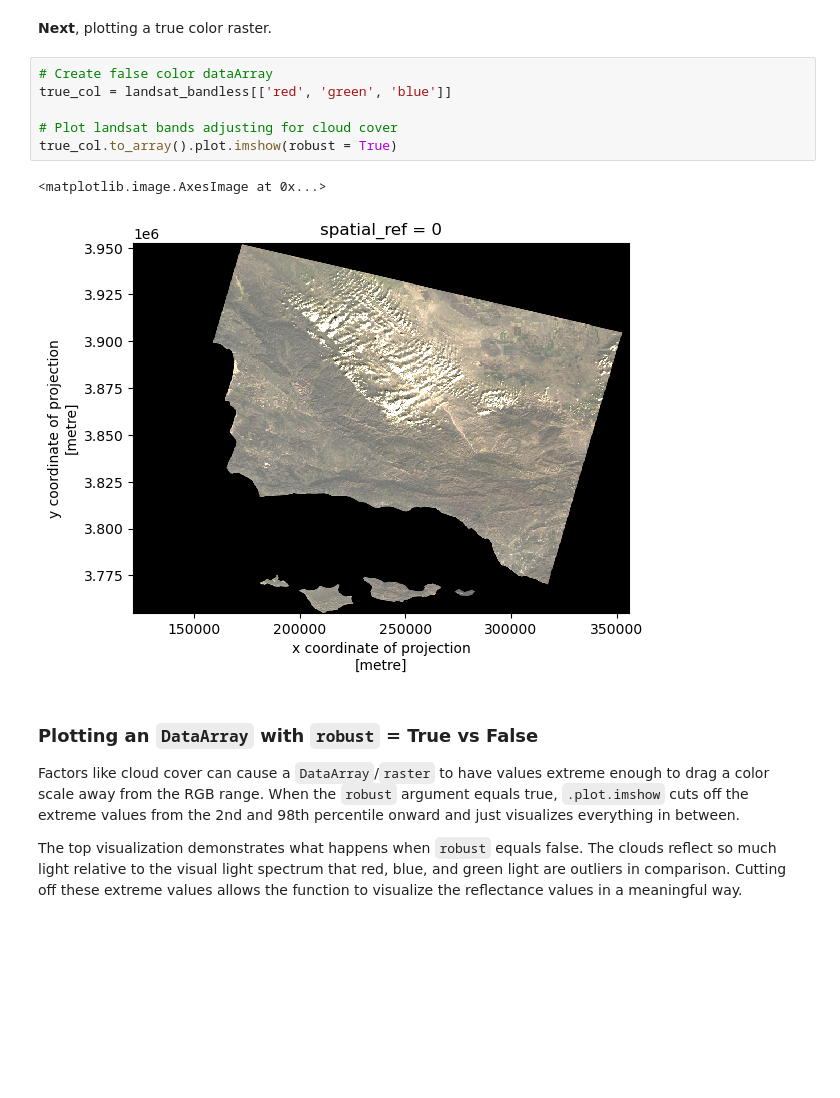
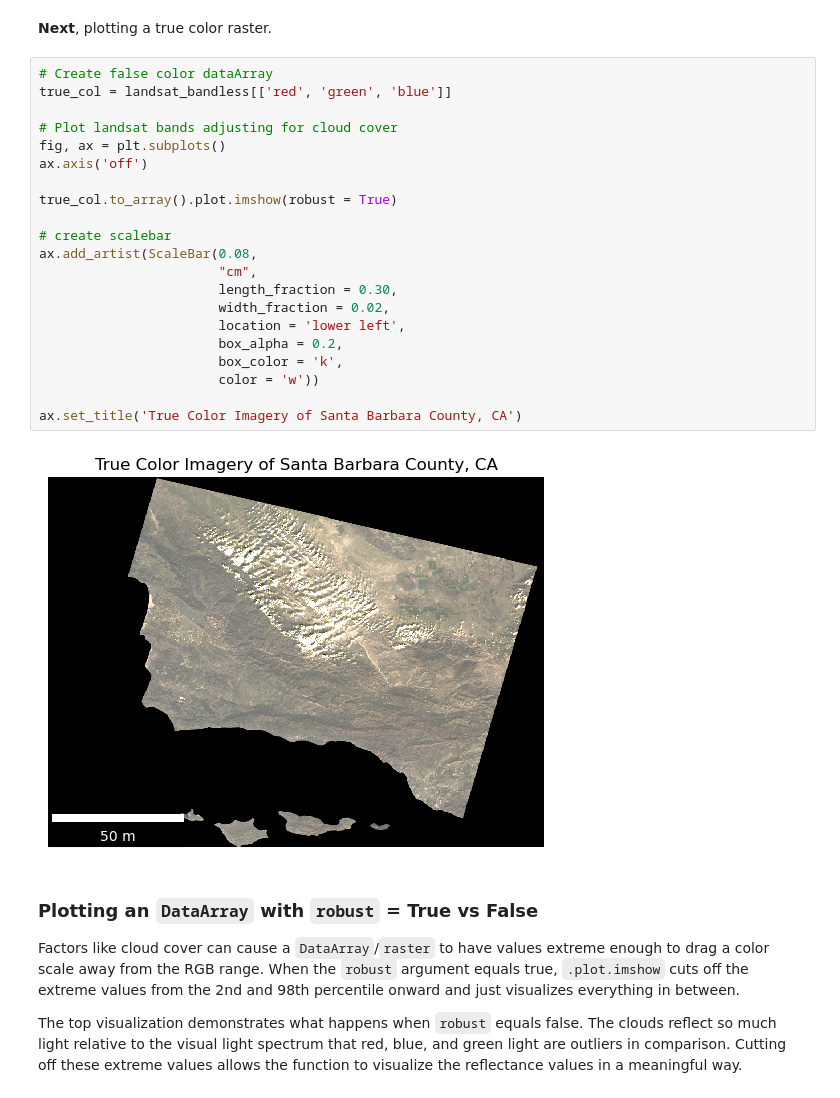
Before and after one commit to silkieMoth/2017-Thomas-Fire-Analysis, a Jupyter notebook: hwk4-task2-false-color-COHEN.ipynb, the cells around one changed output. Cells and saved outputs as stored; diff of their text form; blank space fills up the shorter version.

```diff
--- a/hwk4-task2-false-color-COHEN.ipynb
+++ b/hwk4-task2-false-color-COHEN.ipynb
@@ -170,12 +170,26 @@ Clipping input data to the valid range for imshow with RGB data ([0..1] for floa
 # %%
 # Create false color dataArray
 true_col = landsat_bandless[['red', 'green', 'blue']]
 
 # Plot landsat bands adjusting for cloud cover
+fig, ax = plt.subplots()
+ax.axis('off')
+
 true_col.to_array().plot.imshow(robust = True)
+
+# create scalebar
+ax.add_artist(ScaleBar(0.08,
+                       "cm",
+                       length_fraction = 0.30,
+                       width_fraction = 0.02,
+                       location = 'lower left',
+                       box_alpha = 0.2,
+                       box_color = 'k',
+                       color = 'w'))
+
+ax.set_title('True Color Imagery of Santa Barbara County, CA')
 # %% [output]
-<matplotlib.image.AxesImage at 0x...>
-[figure, old version]
+[figure, new version]
 # %% [markdown]
 ### Plotting an `DataArray` with `robust` = True vs False
 
```
Also changed, not shown: 4 other files.
